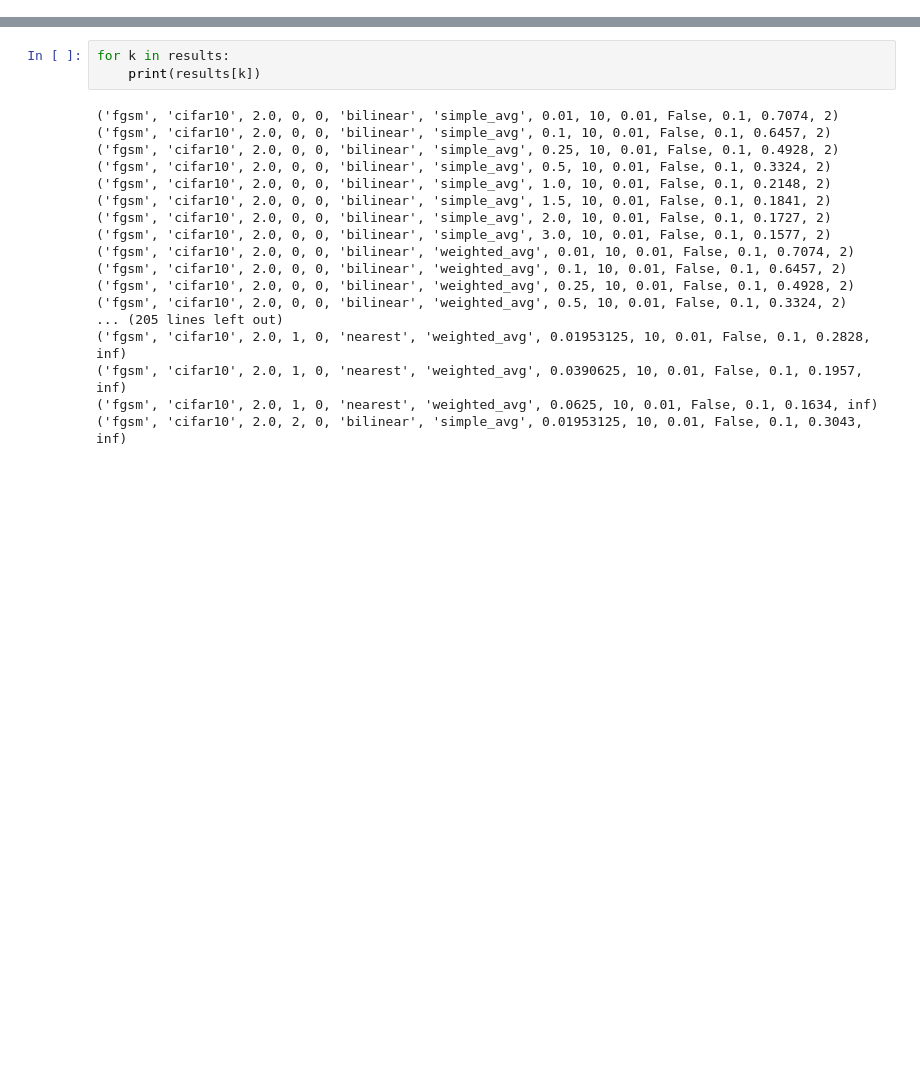
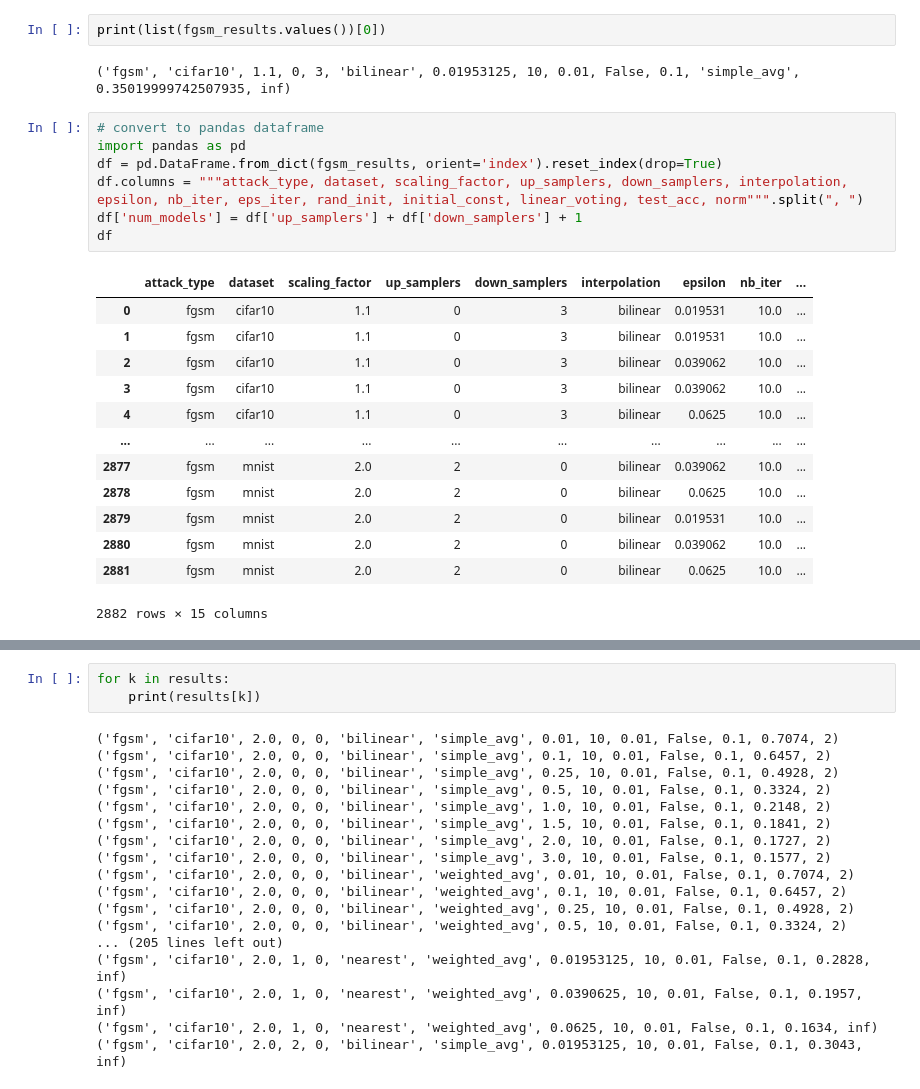
Before and after one commit to JasonTang99/gaussian-pyramid-defense, a Jupyter notebook: plot_exp.ipynb, the cells around one changed output, grey strips where cells are left out. Drawn from its saved outputs; the diff is of its cells as text; blank space fills up the shorter version.

```diff
--- a/plot_exp.ipynb
+++ b/plot_exp.ipynb
@@ -19,0 +31,25 @@ defaultdict(<class 'int'>, {'simple_avg': 111, 'weighted_avg': 110})
+# %%
+print(list(fgsm_results.values())[0])
+# %% [output]
+('fgsm', 'cifar10', 1.1, 0, 3, 'bilinear', 0.01953125, 10, 0.01, False, 0.1, 'simple_avg', 0.35019999742507935, inf)
+# %%
+# convert to pandas dataframe
+import pandas as pd
+df = pd.DataFrame.from_dict(fgsm_results, orient='index').reset_index(drop=True)
+df.columns = """attack_type, dataset, scaling_factor, up_samplers, down_samplers, interpolation, epsilon, nb_iter, eps_iter, rand_init, initial_const, linear_voting, test_acc, norm""".split(", ")
+df['num_models'] = df['up_samplers'] + df['down_samplers'] + 1
+df
+# %% [output]
+|  | attack_type | dataset | scaling_factor | up_samplers | down_samplers | interpolation | epsilon | nb_iter | ... |
+| 0 | fgsm | cifar10 | 1.1 | 0 | 3 | bilinear | 0.019531 | 10.0 | ... |
+| 1 | fgsm | cifar10 | 1.1 | 0 | 3 | bilinear | 0.019531 | 10.0 | ... |
+| 2 | fgsm | cifar10 | 1.1 | 0 | 3 | bilinear | 0.039062 | 10.0 | ... |
+| 3 | fgsm | cifar10 | 1.1 | 0 | 3 | bilinear | 0.039062 | 10.0 | ... |
+| 4 | fgsm | cifar10 | 1.1 | 0 | 3 | bilinear | 0.0625 | 10.0 | ... |
+| ... | ... | ... | ... | ... | ... | ... | ... | ... | ... |
+| 2877 | fgsm | mnist | 2.0 | 2 | 0 | bilinear | 0.039062 | 10.0 | ... |
+| 2878 | fgsm | mnist | 2.0 | 2 | 0 | bilinear | 0.0625 | 10.0 | ... |
+| 2879 | fgsm | mnist | 2.0 | 2 | 0 | bilinear | 0.019531 | 10.0 | ... |
+| 2880 | fgsm | mnist | 2.0 | 2 | 0 | bilinear | 0.039062 | 10.0 | ... |
+| 2881 | fgsm | mnist | 2.0 | 2 | 0 | bilinear | 0.0625 | 10.0 | ... |
+2882 rows × 15 columns
```
Also changed, not shown: parts of 13 cells of this notebook, 23 other files.
